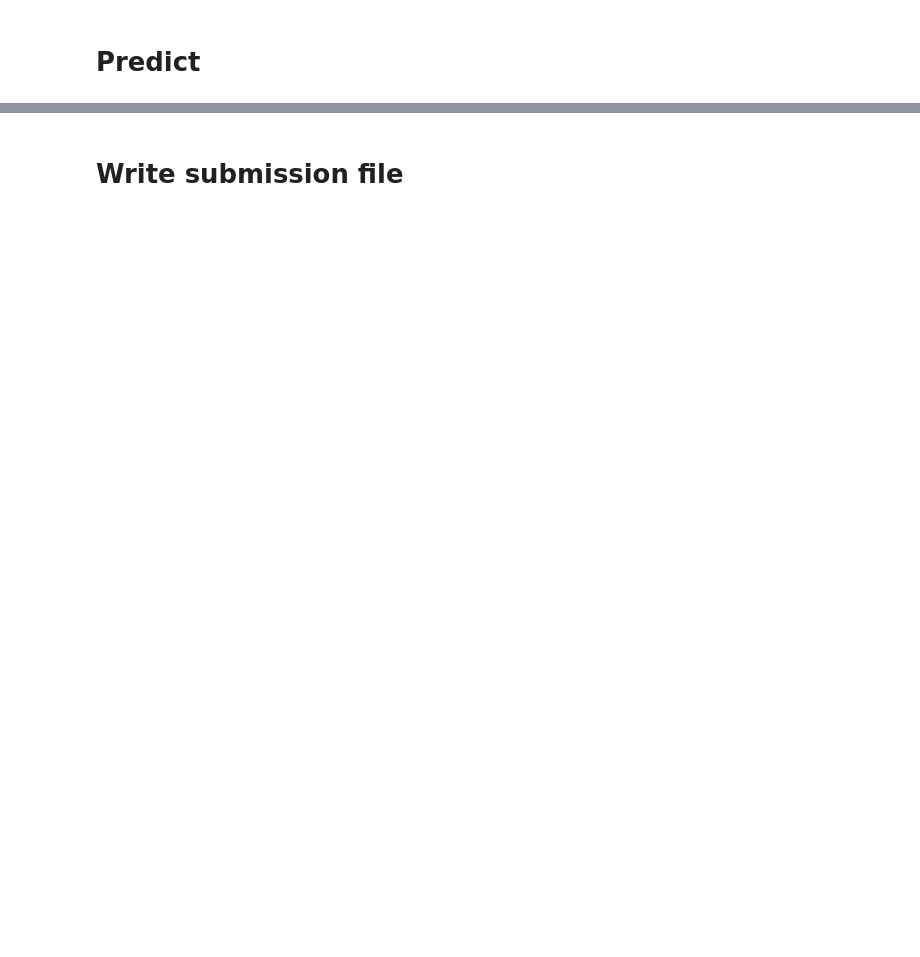
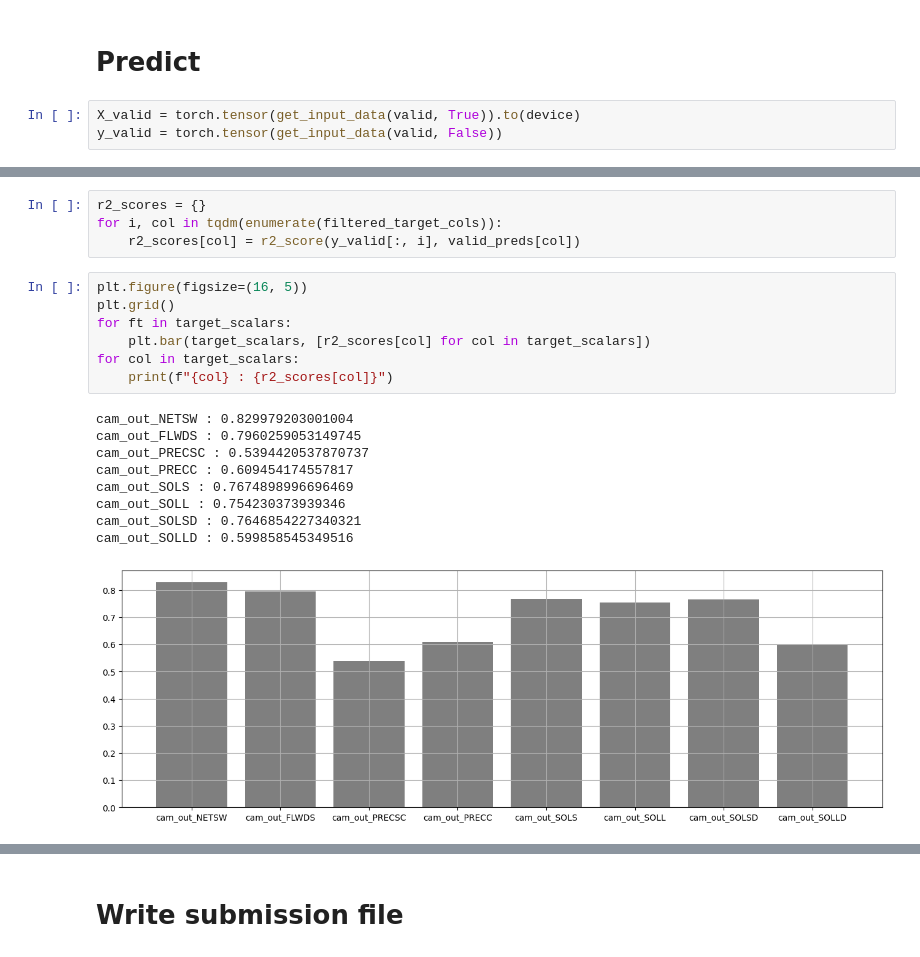
Before and after one commit to szethh/leap, a Jupyter notebook: eda.ipynb, the cells around one changed output, grey strips where cells are left out. Saved outputs shown, nothing was run; the diff lists cells and outputs as text; blank space fills up the shorter version.

```diff
--- a/eda.ipynb
+++ b/eda.ipynb
@@ -282,3 +284,6 @@ plt.show()
 # %% [markdown]
 # Predict
+# %%
+X_valid = torch.tensor(get_input_data(valid, True)).to(device)
+y_valid = torch.tensor(get_input_data(valid, False))
 # %%
@@ -287,0 +295,21 @@ test_preds = pd.DataFrame(test_preds, columns=filtered_target_cols)
+# %%
+r2_scores = {}
+for i, col in tqdm(enumerate(filtered_target_cols)):
+    r2_scores[col] = r2_score(y_valid[:, i], valid_preds[col])
+# %%
+plt.figure(figsize=(16, 5))
+plt.grid()
+for ft in target_scalars:
+    plt.bar(target_scalars, [r2_scores[col] for col in target_scalars])
+for col in target_scalars:
+    print(f"{col} : {r2_scores[col]}")
+# %% [output]
+cam_out_NETSW : 0.829979203001004
+cam_out_FLWDS : 0.7960259053149745
+cam_out_PRECSC : 0.5394420537870737
+cam_out_PRECC : 0.609454174557817
+cam_out_SOLS : 0.7674898996696469
+cam_out_SOLL : 0.754230373939346
+cam_out_SOLSD : 0.7646854227340321
+cam_out_SOLLD : 0.599858545349516
+[figure, added]
```
Also changed, not shown: parts of 19 cells of this notebook.
